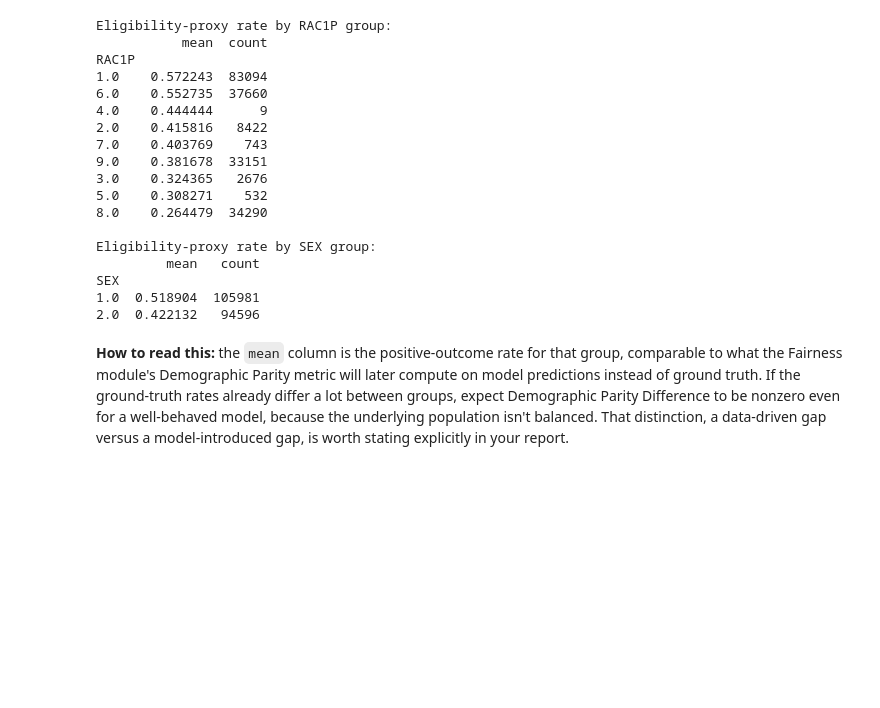
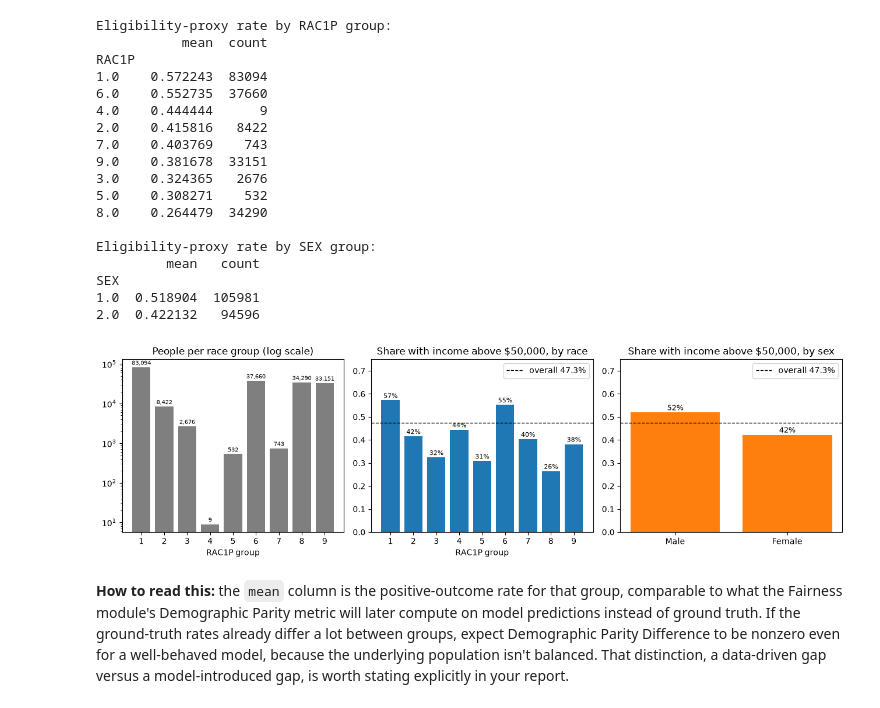
Before and after one commit to MOHANAPRIYAAIDS/Governance-audit-framework, a Jupyter notebook: notebooks/01_preprocessing_and_data_quality.ipynb, the cells around one changed output. Saved outputs shown, nothing was run; the diff lists cells and outputs as text; code cells hidden in the pictures; blank space fills up the shorter version.

```diff
--- a/notebooks/01_preprocessing_and_data_quality.ipynb
+++ b/notebooks/01_preprocessing_and_data_quality.ipynb
@@ -185,6 +185,44 @@ Eligibility-proxy rate by SEX group:
 SEX
 1.0  0.518904  105981
 2.0  0.422132   94596
+# %%
+import matplotlib.pyplot as plt
+
+race = label_by_group.groupby("RAC1P")["label"].agg(["mean", "count"]).sort_index()
+sex = label_by_group.groupby("SEX")["label"].agg(["mean", "count"]).sort_index()
+rx = race.index.astype(int).astype(str)
+overall = float(label.mean())
+
+fig, axes = plt.subplots(1, 3, figsize=(13, 3.9))
+
+axes[0].bar(rx, race["count"], color="tab:gray")
+axes[0].set_yscale("log")
+axes[0].set_title("People per race group (log scale)")
+axes[0].set_xlabel("RAC1P group")
+for i, v in enumerate(race["count"]):
+    axes[0].text(i, v * 1.15, f"{v:,}", ha="center", fontsize=7)
+
+axes[1].bar(rx, race["mean"], color="tab:blue")
+axes[1].axhline(overall, color="k", ls="--", lw=1, label=f"overall {overall:.1%}")
+axes[1].set_title("Share with income above $50,000, by race")
+axes[1].set_xlabel("RAC1P group")
+axes[1].set_ylim(0, 0.75)
+for i, v in enumerate(race["mean"]):
+    axes[1].text(i, v + 0.01, f"{v:.0%}", ha="center", fontsize=8)
+axes[1].legend()
+
+axes[2].bar(["Male", "Female"], sex["mean"], color="tab:orange")
+axes[2].axhline(overall, color="k", ls="--", lw=1, label=f"overall {overall:.1%}")
+axes[2].set_title("Share with income above $50,000, by sex")
+axes[2].set_ylim(0, 0.75)
+for i, v in enumerate(sex["mean"]):
+    axes[2].text(i, v + 0.01, f"{v:.0%}", ha="center", fontsize=9)
+axes[2].legend()
+
+plt.tight_layout()
+plt.show()
+# %% [output]
+[figure, added]
 # %% [markdown]
 **How to read this:** the `mean` column is the positive-outcome rate for that group, comparable to what the Fairness module's Demographic Parity metric will later compute on model predictions instead of ground truth. If the ground-truth rates already differ a lot between groups, expect Demographic Parity Difference to be nonzero even for a well-behaved model, because the underlying population isn't balanced. That distinction, a data-driven gap versus a model-introduced gap, is worth stating explicitly in your report.
 # %%
```
Also changed, not shown: parts of 2 cells of this notebook, 31 other files.
